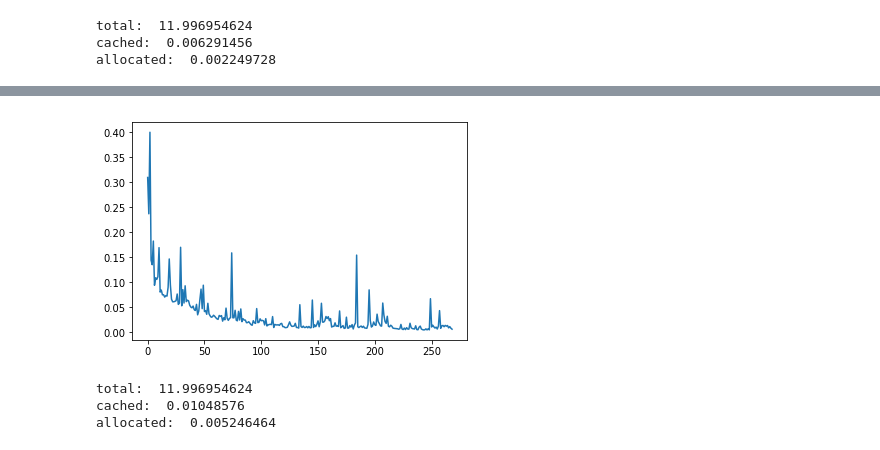
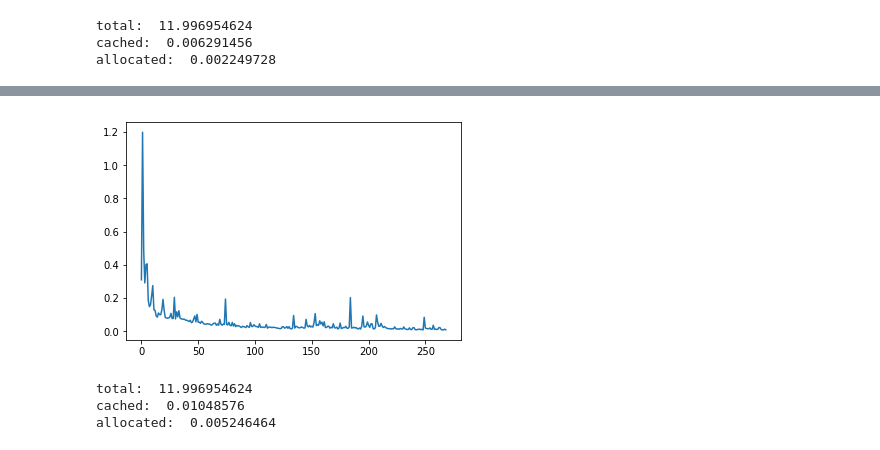
Before and after one commit to akarshkumar0101/DSProject, a Jupyter notebook: speech_tone_separation.ipynb, the cells around one changed output, grey strips where cells are left out. Cells and saved outputs as stored; diff of their text form; code cells hidden in the pictures.

```diff
--- a/speech_tone_separation.ipynb
+++ b/speech_tone_separation.ipynb
@@ -32,15 +31,17 @@ cuda
 # %% [markdown]
 # Load Dataset
 # %%
+num_sources = 2
+
 sr, duration = 8000, 5.
 source1 = np.load('datasets/voices_sr8000_dur5.npy')
 np.random.seed(0)
 source2 = util.generate_tone(sr, duration, np.random.uniform(750, 3000, len(source1)), 0.05 * np.ones(len(source1)))
-# source2 =  'datasets/noises_sr8000_dur5.npy'
+# source2 =  np.load('datasets/noises_sr8000_dur5.npy')
 
 audiossds_test = audio_ss_dataset.AudioSSDS(sr, duration, sources=(source1[:20], source2[:20]))
 audiossds_train = audio_ss_dataset.AudioSSDS(sr, duration, sources=(source1[20:], source2[20:]))
-audionnio = base_nnio.BaseNNIO(sr, duration, 2)
+audionnio = base_nnio.BaseNNIO(sr, duration, num_sources)
 
 
 x, _ = audiossds_test[:1]
@@ -167,10 +54,10 @@ class FTCNNDiscrimminator(nn.Module):
 # %%
-model_g = FTCNNGenerator(2, [6, 6, 6, 6, 6],
+model_g = models.base_models.FTCNNGenerator(2, [6, 6, 6, 6, 6],
                          num_layers_per_block=4, block_gr=24).to(device, dtype)
 # model_g = torch.load('models/ftnn_naive_epochs300.pth')
 summary(model_g, input_size=input_shape)
 
-model_d = FTCNNDiscrimminator(2, [6, 6, 6, 6, 6], input_hw = input_shape[1:],
+model_d = models.base_models.FTCNNDiscrimminator(2, [6, 6, 6, 6, 6], input_hw = input_shape[1:],
                               num_layers_per_block=4, block_gr=24).to(device, dtype)
 summary(model_d, input_size=input_shape)
 # %% [output]
@@ -270,16 +157,18 @@ cached:  0.006291456
 allocated:  0.002249728
 # %%
 %%time
-model_g = model_g.train()
 
 torch.manual_seed(0)
 np.random.seed(0)
 
 num_epochs = 1
 batch_size = 10
+opt = torch.optim.Adam(model_g.parameters(), lr=0.005)
+
 losses = []
 epoch_pbar = tqdm(range(num_epochs), desc='Epochs')
 
+model_g = model_g.train()
 for epoch_idx in epoch_pbar:
     all_batch_indices = util.get_batch_indices(np.arange(len(audiossds_train)), batch_size)
     batch_pbar = tqdm(all_batch_indices, desc=f'Epoch {epoch_idx} Batches')
@@ -288,19 +177,18 @@ for epoch_idx in epoch_pbar:
         X_batch, Y_batch = audionnio.audio_to_nn_input(X_batch), audionnio.audio_to_nn_output(Y_batch)
         X_batch, Y_batch = util.to_torch(X_batch, Y_batch, device=device, dtype=dtype)
 
-        model_g.opt.zero_grad()
-        Y_batch_pred = model_g.forward(X_batch)
+        opt.zero_grad()
+        Y_batch_pred = model_g(X_batch)
         loss = generator_loss_function_base(Y_batch_pred, Y_batch)
         loss.backward()
-        model_g.opt.step()
+        opt.step()
 
         loss = loss.item()
         losses.append(loss)
         batch_pbar.set_postfix({'Loss':loss})
+model_g = model_g.eval()
 
 plt.plot(np.arange(len(losses)), losses)
 
 del X_batch, Y_batch, Y_batch_pred, loss, losses
-
-model_g = model_g.eval()
 # %% [output]
@@ -309,4 +197,4 @@ Wall time: 6min 20s
-[figure, old version]
+[figure, new version]
 # %%
 util.clear_mem(True)
 # %% [output]
```
Also changed, not shown: parts of 14 cells of this notebook, 4 other files.
